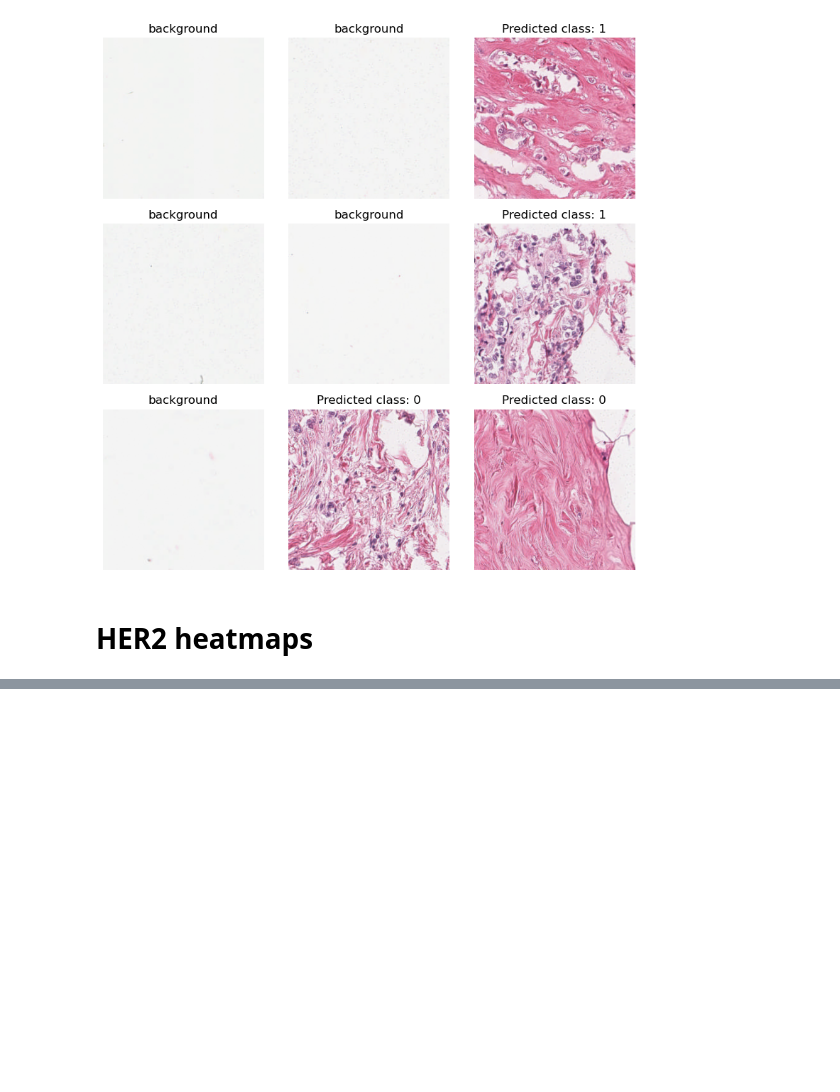
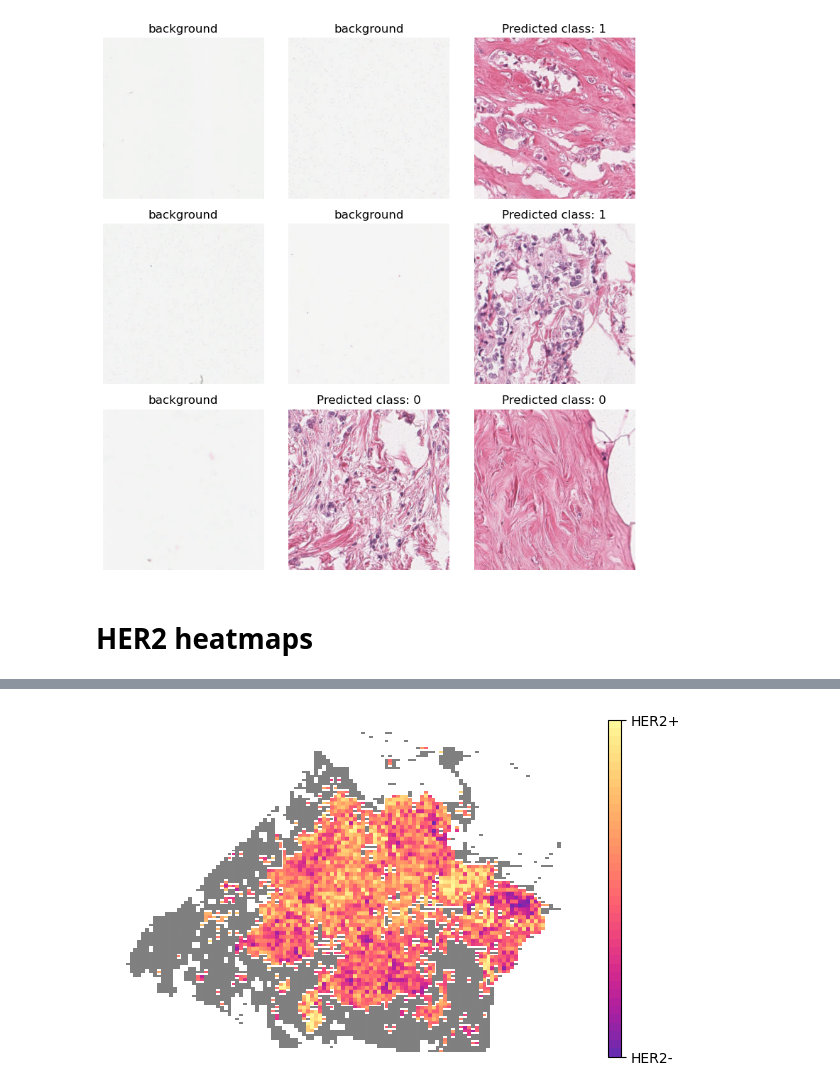
Before and after one commit to Alexandra-Smith/masters, a Jupyter notebook: notebooks/11-heatmaps.ipynb, the cells around one changed output, grey strips where cells are left out. Drawn from its saved outputs; the diff is of its cells as text; code cells hidden in the pictures; blank space fills up the shorter version.

```diff
--- a/notebooks/11-heatmaps.ipynb
+++ b/notebooks/11-heatmaps.ipynb
@@ -716,2 +820,6 @@ model2 =
+# %%
+image_size = slide.shape
+patches, positions = image_to_patches_with_positions(slide, PATCH_SIZE, STRIDE)
+patch_objects = get_patch_objects(patches, positions)
 # %%
 heatmap_probs, heatmap_classes = her2_inference(image_size[0:2], patch_objects, model, model2)
@@ -717,0 +832,25 @@ heatmap_probs, heatmap_classes = her2_inference(image_size[0:2], patch_objects,
+# %%
+# mask = np.argwhere(heatmap_classes==0)
+# heatmap_probs[mask] = -1
+classes = heatmap_classes.copy()
+probs = heatmap_probs.copy()
+values = np.where(classes == 0, -1, probs) # -1 for background and 0 class, probs only for tumour classes
+# %%
+values = np.where(values == -1, np.nan, values)
+# %%
+classes = classes.astype(float)
+tissue = np.where(classes != 0, np.nan, 0.5)
+# %%
+fig = plt.figure()
+ax = plt.axes()
+im = ax.imshow(tissue, cmap="gray", vmin=0, vmax=1)
+im = ax.imshow(values, cmap=custom_prpl2yel, vmin=0, vmax=1)
+plt.axis('off')
+cax = fig.add_axes([ax.get_position().x1+0.01,ax.get_position().y0,0.02,ax.get_position().height])
+# plt.colorbar(im, cax=cax)
+cbar = plt.colorbar(im, cax=cax)
+cbar.set_ticks([0, 1])
+cbar.set_ticklabels(['HER2-', 'HER2+'])
+plt.show()
+# %% [output]
+[figure, added]
```
Also changed, not shown: parts of 9 cells of this notebook.
